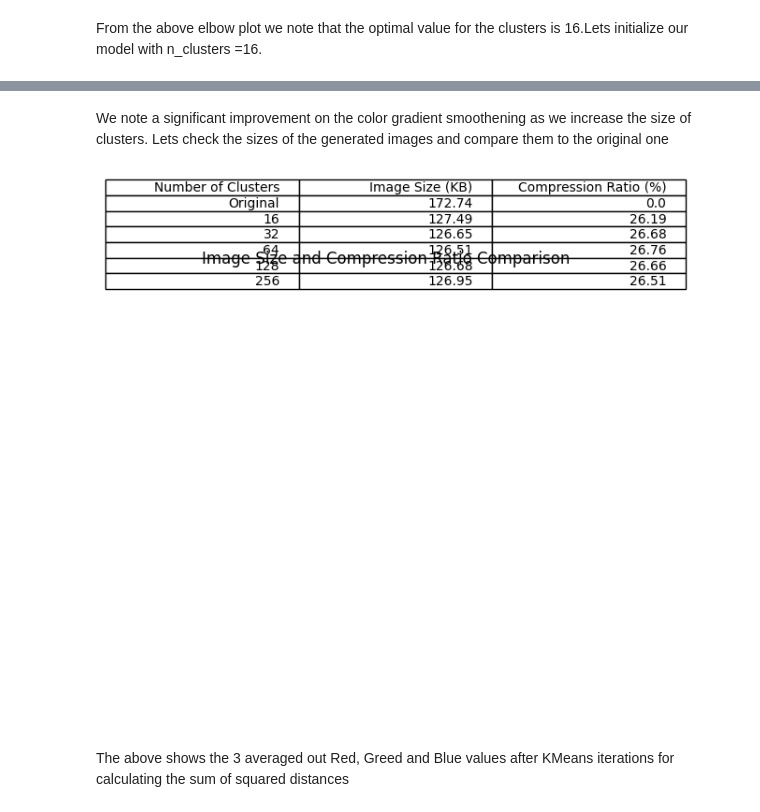
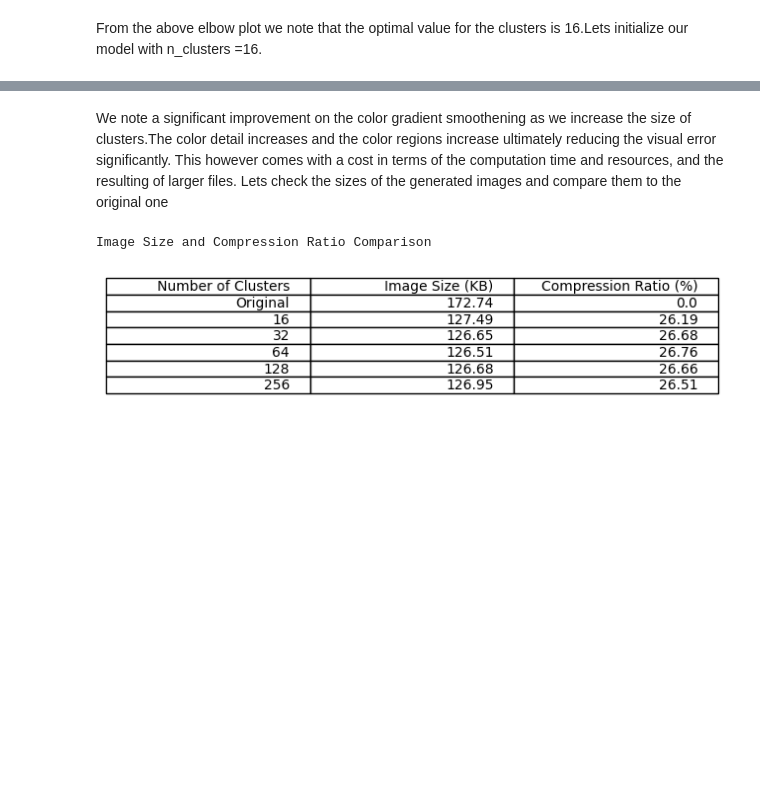
Before and after one commit to penina26/colorquantization, a Jupyter notebook: colorQuant.ipynb, the cells around one changed output, grey strips where cells are left out. Drawn from its saved outputs; the diff is of its cells as text; code cells hidden in the pictures; blank space fills up the shorter version.

Commit message:
project document and analysis of resulting images, README edited

```diff
--- a/colorQuant.ipynb
+++ b/colorQuant.ipynb
@@ -203,5 +234,5 @@ plt.show()
 # %% [markdown]
-We note a significant improvement on the color gradient smoothening as we increase the size of clusters. Lets check the sizes of the generated images and compare them to the original one
+We note a significant improvement on the color gradient smoothening as we increase the size of clusters.The color detail increases and the color regions increase ultimately reducing the visual error significantly. This however comes with a cost in terms of the computation time and resources, and the resulting of larger files. Lets check the sizes of the generated images and compare them to the original one
 # %%
 # Load the image
 image_path = "DATA/coconut.jpg"
@@ -216,33 +247,35 @@ n_clusters = [16, 32, 64, 128, 256]
 
 # Create a table to store results (starting with original)
 table_data = [["Number of Clusters", "Image Size (KB)", "Compression Ratio (%)"]]
 table_data.append(["Original", f"{original_size:.2f}", 0.00])  # Original first
 
 # Perform KMeans compression and calculate sizes for each cluster
 for n_cluster in n_clusters:
     model = KMeans(n_clusters=n_cluster, random_state=42)
     labels = model.fit_predict(image_as_array_2d)
     rgb_codes = model.cluster_centers_.round(0).astype(int)
     quantized_image_array = np.reshape(rgb_codes[labels], (image.height, image.width, 3))
 
     # Convert quantized image array to PIL Image and save as JPEG
     quantized_image = Image.fromarray(quantized_image_array.astype(np.uint8))
     quantized_image.save(f"quantized_{n_cluster}_clusters.jpg", "JPEG")
 
     # Get compressed image size in kilobytes using os.stat
     compressed_size = os.stat(f"quantized_{n_cluster}_clusters.jpg").st_size / 1024
 
     # Calculate compression ratio as a percentage
     compression_ratio = 100 * (original_size - compressed_size) / original_size
 
     # Add results to the table
     table_data.append([n_cluster, f"{compressed_size:.2f}", f"{compression_ratio:.2f}"])
-Print("Image Size and Compression Ratio Comparison")
+print("Image Size and Compression Ratio Comparison")
 # Create the table using matplotlib
-plt.figure(figsize=(8, 6))
+plt.figure(figsize=(8, 3))
 plt.axis('off')
 plt.table(cellText=table_data, loc="top")
 fig.tight_layout()
+plt.savefig("kmeans_compression rate.png", dpi=300)
 plt.show()
 # %% [output]
+Image Size and Compression Ratio Comparison
-[figure, old version]
+[figure, new version]
@@ -256,2 +281,0 @@ plt.show()
-# %% [markdown]
-The above shows the 3 averaged out Red, Greed and Blue values after KMeans iterations for calculating the sum of squared distances
```
Also changed, not shown: parts of 24 cells of this notebook, 11 other files.
